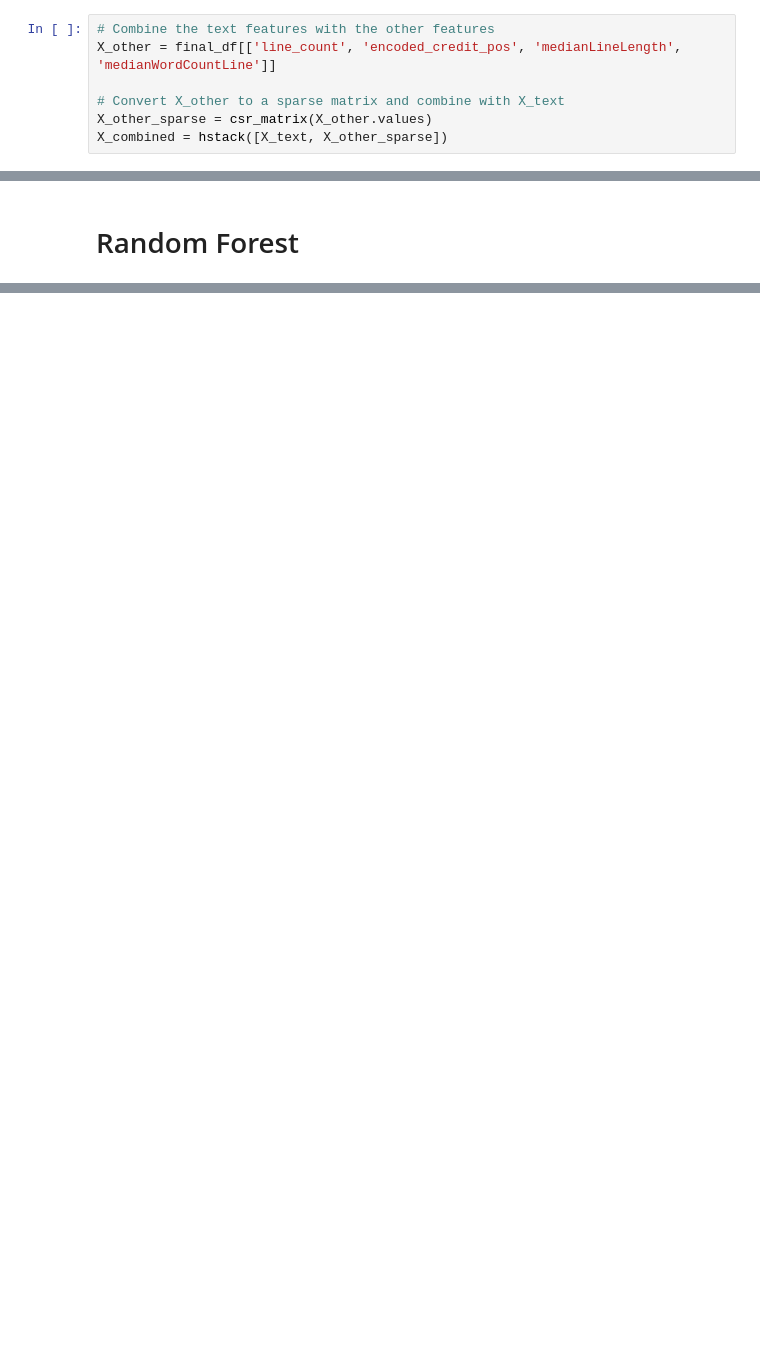
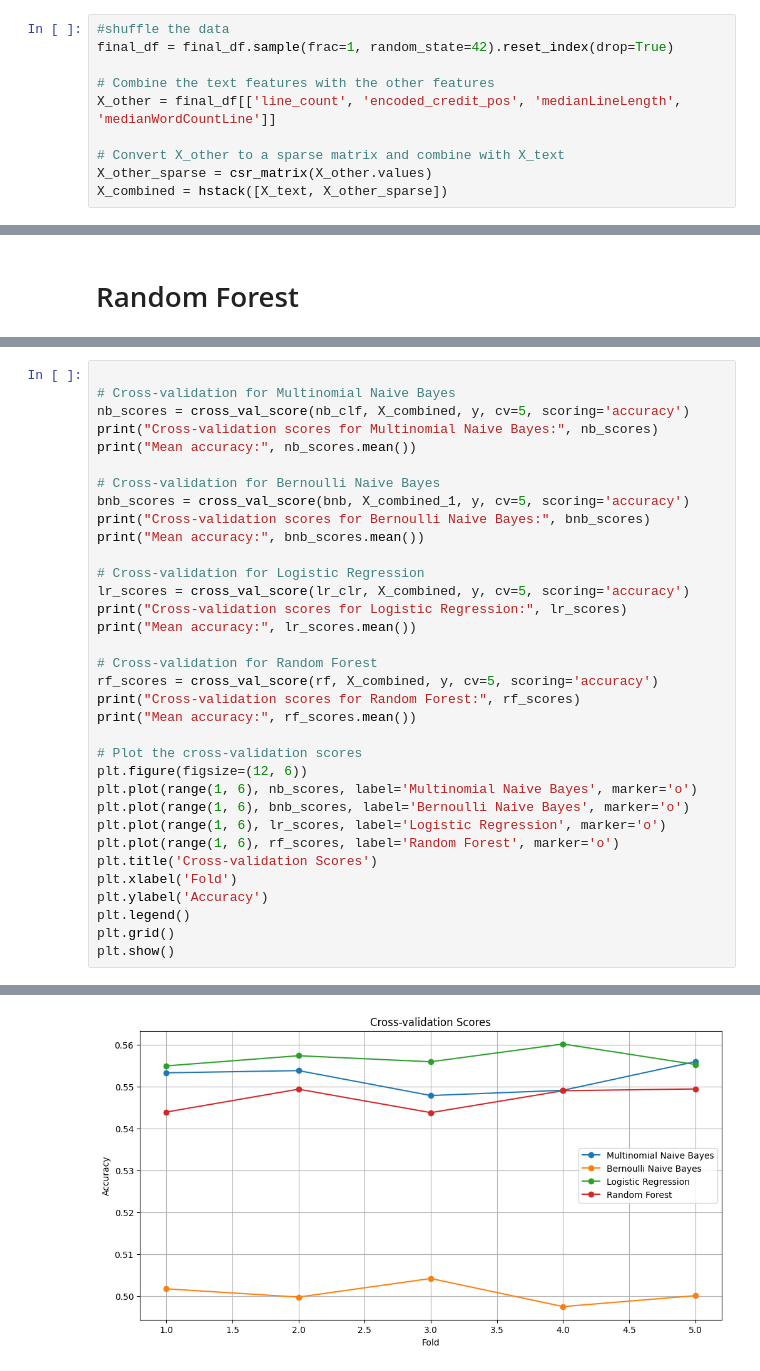
Before and after one commit to joda-cbs/NLP-Project, a Jupyter notebook: Movie Corpus_gender_analysis.ipynb, the cells around one changed output, grey strips where cells are left out. Cells and saved outputs as stored; diff of their text form; blank space fills up the shorter version.

Commit message:
minus overfitting plus cross validation

```diff
--- a/Movie Corpus_gender_analysis.ipynb
+++ b/Movie Corpus_gender_analysis.ipynb
@@ -578,6 +556,9 @@ final_df['encoded_credit_pos'] = credit_pos_encoder.fit_transform(final_df['meta
 # %% [markdown]
 Train the Model
 # %%
+#shuffle the data
+final_df = final_df.sample(frac=1, random_state=42).reset_index(drop=True)
+
 # Combine the text features with the other features
 X_other = final_df[['line_count', 'encoded_credit_pos', 'medianLineLength', 'medianWordCountLine']]
 
@@ -771,0 +830,35 @@ Total Execution Time: 21.560466051101685 seconds
+# %%
+
+# Cross-validation for Multinomial Naive Bayes
+nb_scores = cross_val_score(nb_clf, X_combined, y, cv=5, scoring='accuracy')
+print("Cross-validation scores for Multinomial Naive Bayes:", nb_scores)
+print("Mean accuracy:", nb_scores.mean())
+
+# Cross-validation for Bernoulli Naive Bayes
+bnb_scores = cross_val_score(bnb, X_combined_1, y, cv=5, scoring='accuracy')
+print("Cross-validation scores for Bernoulli Naive Bayes:", bnb_scores)
+print("Mean accuracy:", bnb_scores.mean())
+
+# Cross-validation for Logistic Regression
+lr_scores = cross_val_score(lr_clr, X_combined, y, cv=5, scoring='accuracy')
+print("Cross-validation scores for Logistic Regression:", lr_scores)
+print("Mean accuracy:", lr_scores.mean())
+
+# Cross-validation for Random Forest
+rf_scores = cross_val_score(rf, X_combined, y, cv=5, scoring='accuracy')
+print("Cross-validation scores for Random Forest:", rf_scores)
+print("Mean accuracy:", rf_scores.mean())
+
+# Plot the cross-validation scores
+plt.figure(figsize=(12, 6))
+plt.plot(range(1, 6), nb_scores, label='Multinomial Naive Bayes', marker='o')
+plt.plot(range(1, 6), bnb_scores, label='Bernoulli Naive Bayes', marker='o')
+plt.plot(range(1, 6), lr_scores, label='Logistic Regression', marker='o')
+plt.plot(range(1, 6), rf_scores, label='Random Forest', marker='o')
+plt.title('Cross-validation Scores')
+plt.xlabel('Fold')
+plt.ylabel('Accuracy')
+plt.legend()
+plt.grid()
+plt.show()
+# %% [output]
@@ -771,0 +873 @@ Total Execution Time: 21.560466051101685 seconds
+[figure, added]
```
Also changed, not shown: parts of 28 cells of this notebook.
